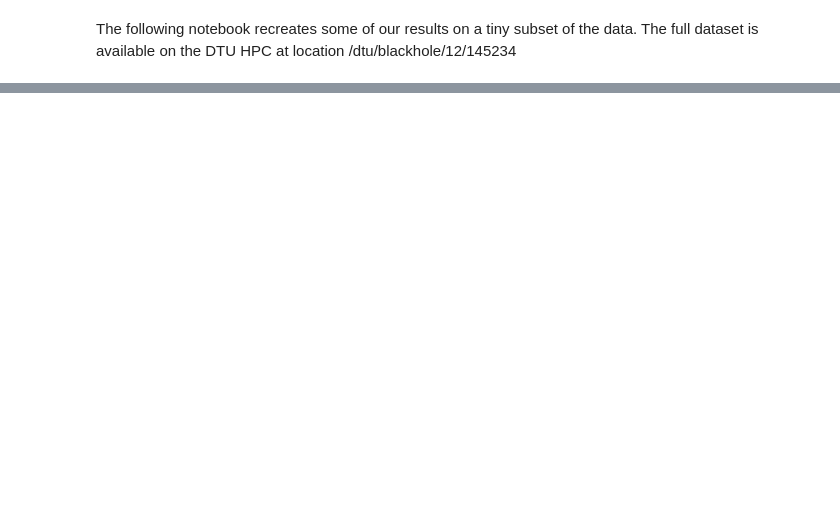
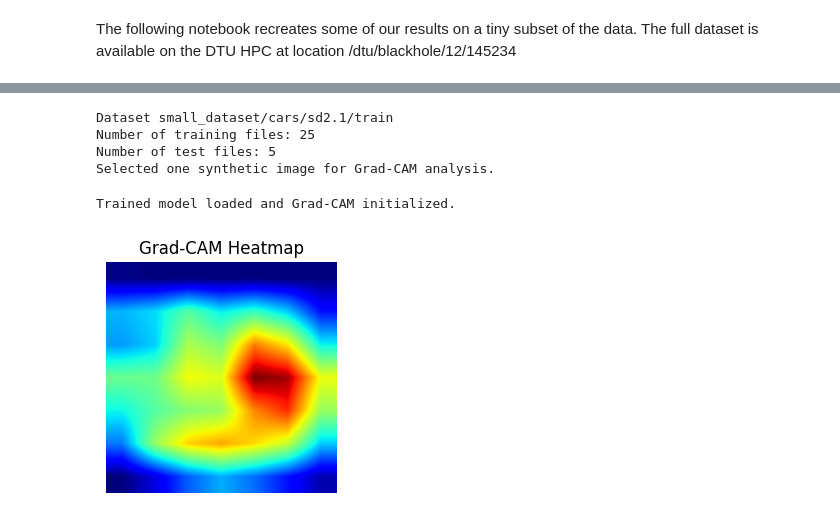
Before and after one commit to AlexanderVoldby/dybtProjekt, a Jupyter notebook: recreate_results.ipynb, the cells around one changed output, grey strips where cells are left out. Drawn from its saved outputs; the diff is of its cells as text; code cells hidden in the pictures; blank space fills up the shorter version.

Commit message:
include GradCAM in recreate_results.ipynb

```diff
--- a/recreate_results.ipynb
+++ b/recreate_results.ipynb
@@ -205,0 +224,77 @@ RuntimeError: DataLoader worker (pid(s) 25496, 26792, 2956, 6356) exited unexpec
+# %%
+# Cell 6: Select a Synthetic Image for Grad-CAM
+
+# Define the path to the synthetic test dataset
+synthetic_test_dir = os.path.join("small_dataset", "cars", "sd2.1", "train")  # Adjust based on your dataset structure
+
+# Initialize the test dataset
+test_transform = transforms.Compose([
+    transforms.Resize((224, 224)),
+    transforms.ToTensor(),
+    transforms.Normalize(mean=[0.485, 0.456, 0.406], std=[0.229, 0.224, 0.225])
+])
+
+test_dataset = ImageDataset(
+    file_list=random_split(synthetic_test_dir, train_count=25)[1],  # Assuming synthetic images are in the test split
+    transform=test_transform,
+    synthetic_label=1  # Label 1 for synthetic
+)
+
+# Create a DataLoader for the test dataset
+test_dataloader = DataLoader(test_dataset, batch_size=1, shuffle=True, num_workers=0)
+
+# Select one synthetic image
+for inputs, labels in test_dataloader:
+    if labels.item() == 1:  # Ensure the image is synthetic
+        synthetic_image_tensor = inputs.to("cuda:0" if torch.cuda.is_available() else "cpu")
+        synthetic_image_label = labels.item()
+        break
+
+print("Selected one synthetic image for Grad-CAM analysis.")
+# %% [output]
+Dataset small_dataset/cars/sd2.1/train
+Number of training files: 25
+Number of test files: 5
+Selected one synthetic image for Grad-CAM analysis.
+# %%
+# Cell 7: Initialize ResNet-18 model (optionally load a finetined version) and Initialize Grad-CAM
+
+# Specify the model name used during training
+model_name = "combined_cars_sd2.1__cars_real-fewshot__pets_sd2.1__pets_real-fewshot"
+
+# Load the trained model
+device = torch.device("cuda:0" if torch.cuda.is_available() else "cpu")
+model = models.resnet18(weights=models.ResNet18_Weights.DEFAULT)
+num_ftrs = model.fc.in_features
+model.fc = nn.Linear(num_ftrs, 2)  # Assuming binary classification
+
+# Uncomment the following line to load a pre-trained model
+# model.load_state_dict(torch.load(f"models/{model_name}.pth", map_location=device))
+model.to(device)
+model.eval()
+
+# Initialize Grad-CAM targeting the last convolutional layer
+target_layer = model.layer4[1].conv2  # For ResNet18
+grad_cam = GradCAM(model, target_layer)
+
+print("Trained model loaded and Grad-CAM initialized.")
+# %% [output]
+Trained model loaded and Grad-CAM initialized.
+# %%
+# Cell 8: Compute Grad-CAM for the Selected Synthetic Image
+
+# Perform forward pass and generate Grad-CAM heatmap
+output = model(synthetic_image_tensor)
+_, pred_class = torch.max(output, 1)
+
+# Generate the Grad-CAM heatmap
+heatmap = grad_cam.generate_heatmap(synthetic_image_tensor, pred_class.item())
+
+# Visualize the Grad-CAM heatmap
+plt.figure(figsize=(3, 3))
+plt.imshow(heatmap, cmap="jet")
+plt.axis("off")
+plt.title("Grad-CAM Heatmap")
+plt.show()
+# %% [output]
+[figure, added]
```
Also changed, not shown: parts of 7 cells of this notebook, 3 other files.
